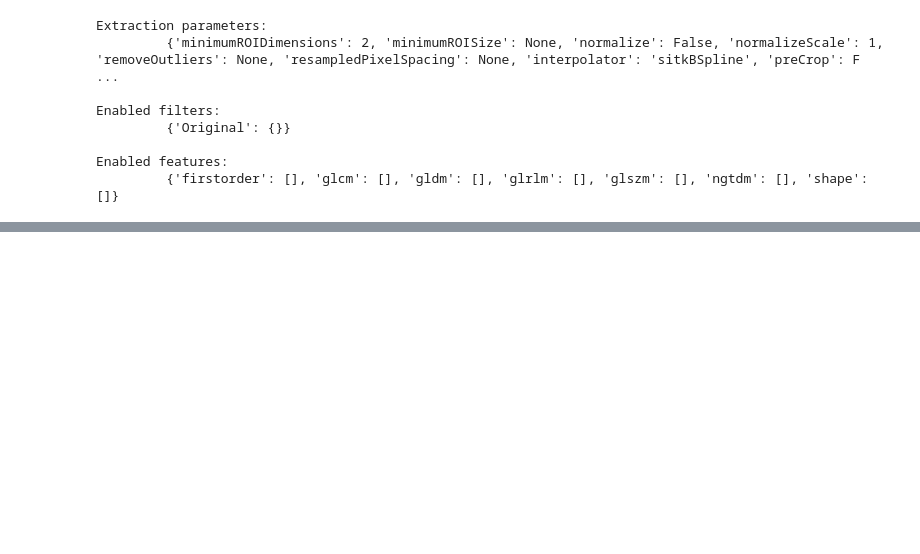
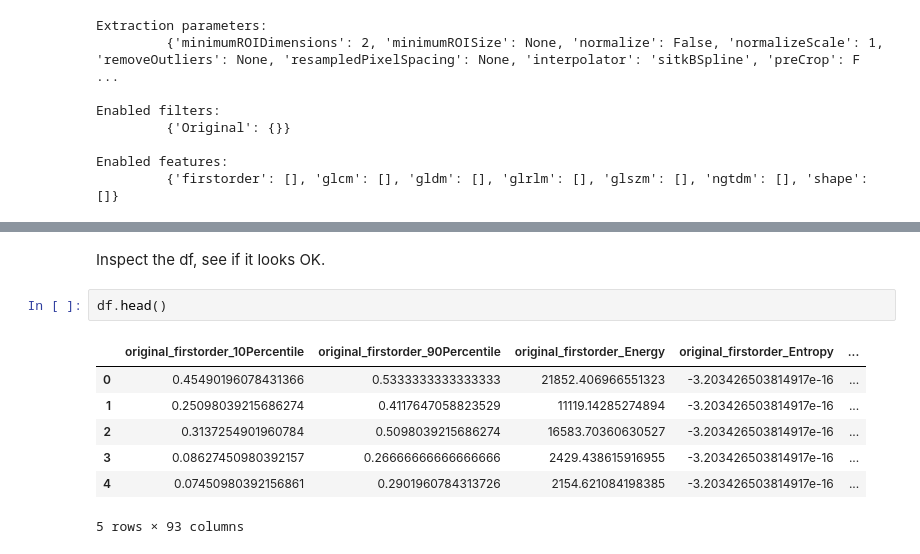
Before and after one commit to jiavila/Springboard, a Jupyter notebook: Projects/data_storytelling/data_storytelling.ipynb, the cells around one changed output, grey strips where cells are left out. Saved outputs shown, nothing was run; the diff lists cells and outputs as text; blank space fills up the shorter version.

```diff
--- a/Projects/data_storytelling/data_storytelling.ipynb
+++ b/Projects/data_storytelling/data_storytelling.ipynb
@@ -207,0 +321,12 @@ radiomics.__file__
+# %% [markdown]
+Inspect the df, see if it looks OK.
+# %%
+df.head()
+# %% [output]
+|  | original_firstorder_10Percentile | original_firstorder_90Percentile | original_firstorder_Energy | original_firstorder_Entropy | ... |
+| 0 | 0.45490196078431366 | 0.5333333333333333 | 21852.406966551323 | -3.203426503814917e-16 | ... |
+| 1 | 0.25098039215686274 | 0.4117647058823529 | 11119.14285274894 | -3.203426503814917e-16 | ... |
+| 2 | 0.3137254901960784 | 0.5098039215686274 | 16583.70360630527 | -3.203426503814917e-16 | ... |
+| 3 | 0.08627450980392157 | 0.26666666666666666 | 2429.438615916955 | -3.203426503814917e-16 | ... |
+| 4 | 0.07450980392156861 | 0.2901960784313726 | 2154.621084198385 | -3.203426503814917e-16 | ... |
+5 rows × 93 columns
```
Also changed, not shown: parts of 22 cells of this notebook.
